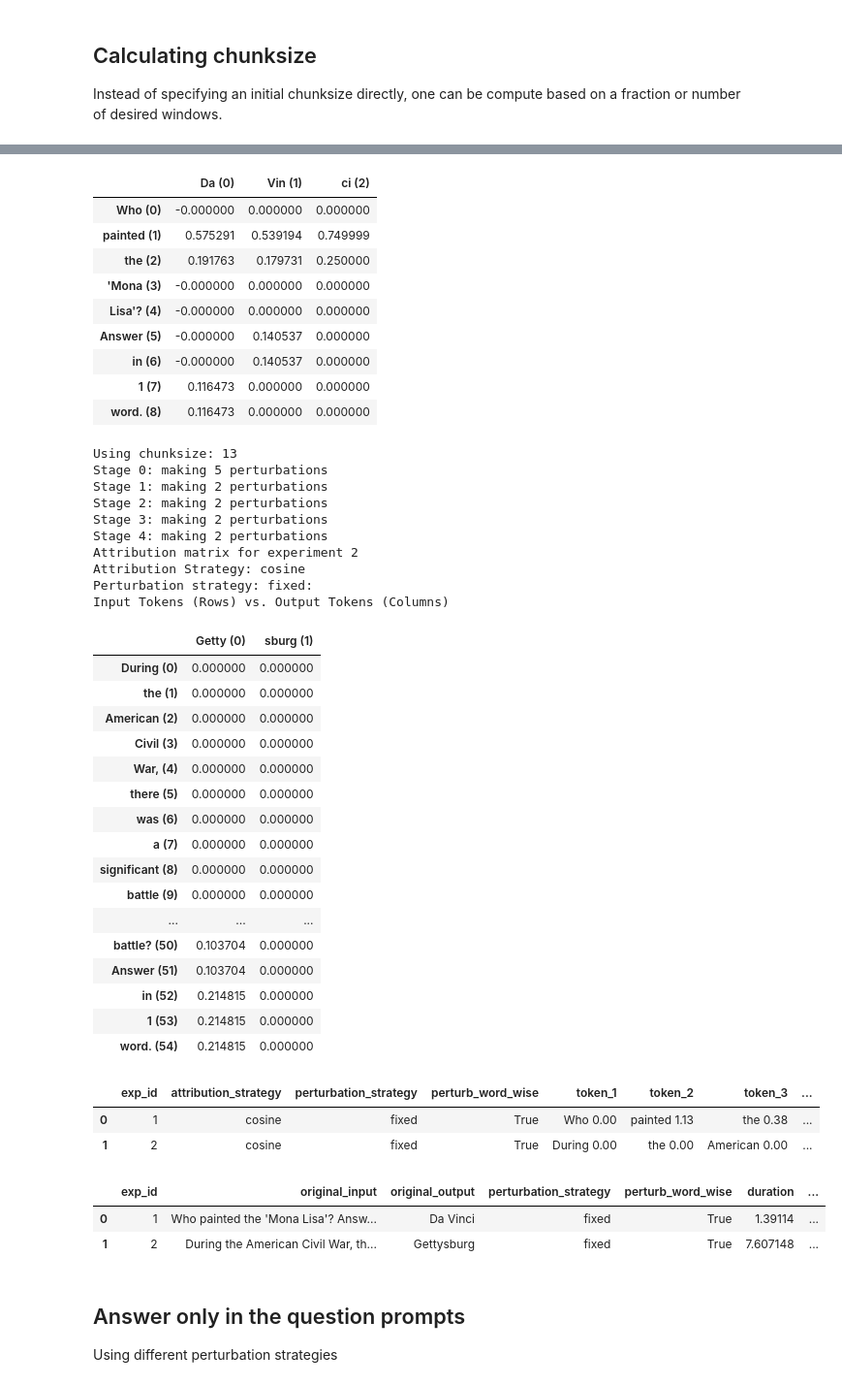
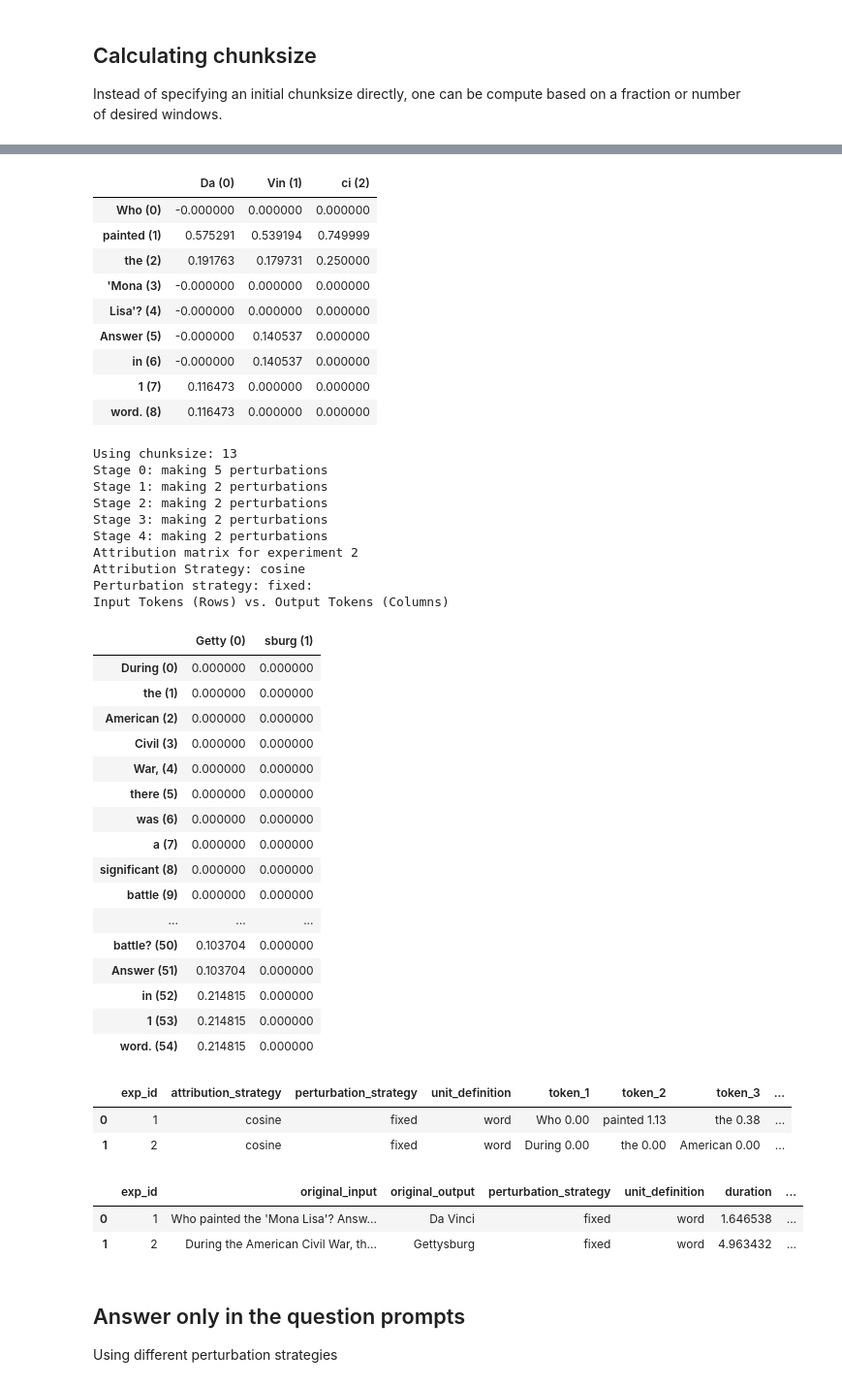
Before and after one commit to leap-laboratories/PIZZA, a Jupyter notebook: examples/example_PIZZA.ipynb, the cells around one changed output, grey strips where cells are left out. Shown at 97% size. Cells and saved outputs as stored; diff of their text form; code cells hidden in the pictures.

```diff
--- a/examples/example_PIZZA.ipynb
+++ b/examples/example_PIZZA.ipynb
@@ -31,7 +31,7 @@ perturbation_strategy = FixedPerturbationStrategy("")
 
 kwargs = {
     "attribution_strategies": ["cosine"],
-    "perturb_word_wise": True,
+    "unit_definition": "word",
     "ignore_output_token_location": True,
 }
 # %% [output]
@@ -66,7 +66,7 @@ for input_str in short_prompts:
         input_str, perturbation_strategy=perturbation_strategy, logger=logger, **kwargs
     )
 
-    saliency = await attributor.hierarchical_perturbation(
+    await attributor.hierarchical_perturbation(
         input_str,
         init_chunk_size=4,
         perturbation_strategy=perturbation_strategy,
@@ -304,11 +306,11 @@ logger = ExperimentLogger()
 for i, input_str in enumerate(mixed_prompts):
     response = await attributor.get_chat_completion(input_str)
 
-    units, _, _ = get_units_from_prompt(input_str, attributor.tokenizer, perturb_word_wise=True)
+    units, _ = get_units_from_prompt(input_str, attributor.tokenizer, unit_definition="word")
     chunksize = calculate_chunk_size(len(units), fraction=0.25)
     print(f"Using chunksize: {chunksize}")
 
-    saliency = await attributor.hierarchical_perturbation(
+    await attributor.hierarchical_perturbation(
         input_str,
         init_chunk_size=chunksize,
         perturbation_strategy=perturbation_strategy,
@@ -338,39 +340,39 @@ Input Tokens (Rows) vs. Output Tokens (Columns)
 | in (6) | -0.000000 | 0.140537 | 0.000000 |
 | 1 (7) | 0.116473 | 0.000000 | 0.000000 |
 | word. (8) | 0.116473 | 0.000000 | 0.000000 |
 Using chunksize: 13
 Stage 0: making 5 perturbations
 Stage 1: making 2 perturbations
 Stage 2: making 2 perturbations
 Stage 3: making 2 perturbations
 Stage 4: making 2 perturbations
 Attribution matrix for experiment 2
 Attribution Strategy: cosine
 Perturbation strategy: fixed:
 Input Tokens (Rows) vs. Output Tokens (Columns)
 |  | Getty (0) | sburg (1) |
 | During (0) | 0.000000 | 0.000000 |
 | the (1) | 0.000000 | 0.000000 |
 | American (2) | 0.000000 | 0.000000 |
 | Civil (3) | 0.000000 | 0.000000 |
 | War, (4) | 0.000000 | 0.000000 |
 | there (5) | 0.000000 | 0.000000 |
 | was (6) | 0.000000 | 0.000000 |
 | a (7) | 0.000000 | 0.000000 |
 | significant (8) | 0.000000 | 0.000000 |
 | battle (9) | 0.000000 | 0.000000 |
 | ... | ... | ... |
 | battle? (50) | 0.103704 | 0.000000 |
 | Answer (51) | 0.103704 | 0.000000 |
 | in (52) | 0.214815 | 0.000000 |
 | 1 (53) | 0.214815 | 0.000000 |
 | word. (54) | 0.214815 | 0.000000 |
-|  | exp_id | attribution_strategy | perturbation_strategy | perturb_word_wise | token_1 | token_2 | token_3 | ... |
-| 0 | 1 | cosine | fixed | True | Who 0.00 | painted 1.13 | the 0.38 | ... |
-| 1 | 2 | cosine | fixed | True | During 0.00 | the 0.00 | American 0.00 | ... |
+|  | exp_id | attribution_strategy | perturbation_strategy | unit_definition | token_1 | token_2 | token_3 | ... |
+| 0 | 1 | cosine | fixed | word | Who 0.00 | painted 1.13 | the 0.38 | ... |
+| 1 | 2 | cosine | fixed | word | During 0.00 | the 0.00 | American 0.00 | ... |
-|  | exp_id | original_input | original_output | perturbation_strategy | perturb_word_wise | duration | ... |
-| 0 | 1 | Who painted the 'Mona Lisa'? Answ... | Da Vinci | fixed | True | 1.39114 | ... |
-| 1 | 2 | During the American Civil War, th... | Gettysburg | fixed | True | 7.607148 | ... |
+|  | exp_id | original_input | original_output | perturbation_strategy | unit_definition | duration | ... |
+| 0 | 1 | Who painted the 'Mona Lisa'? Answ... | Da Vinci | fixed | word | 1.646538 | ... |
+| 1 | 2 | During the American Civil War, th... | Gettysburg | fixed | word | 4.963432 | ... |
 # %% [markdown]
 ## Answer only in the question prompts
 Using different perturbation strategies
```
Also changed, not shown: parts of 3 cells of this notebook, 5 other files.
